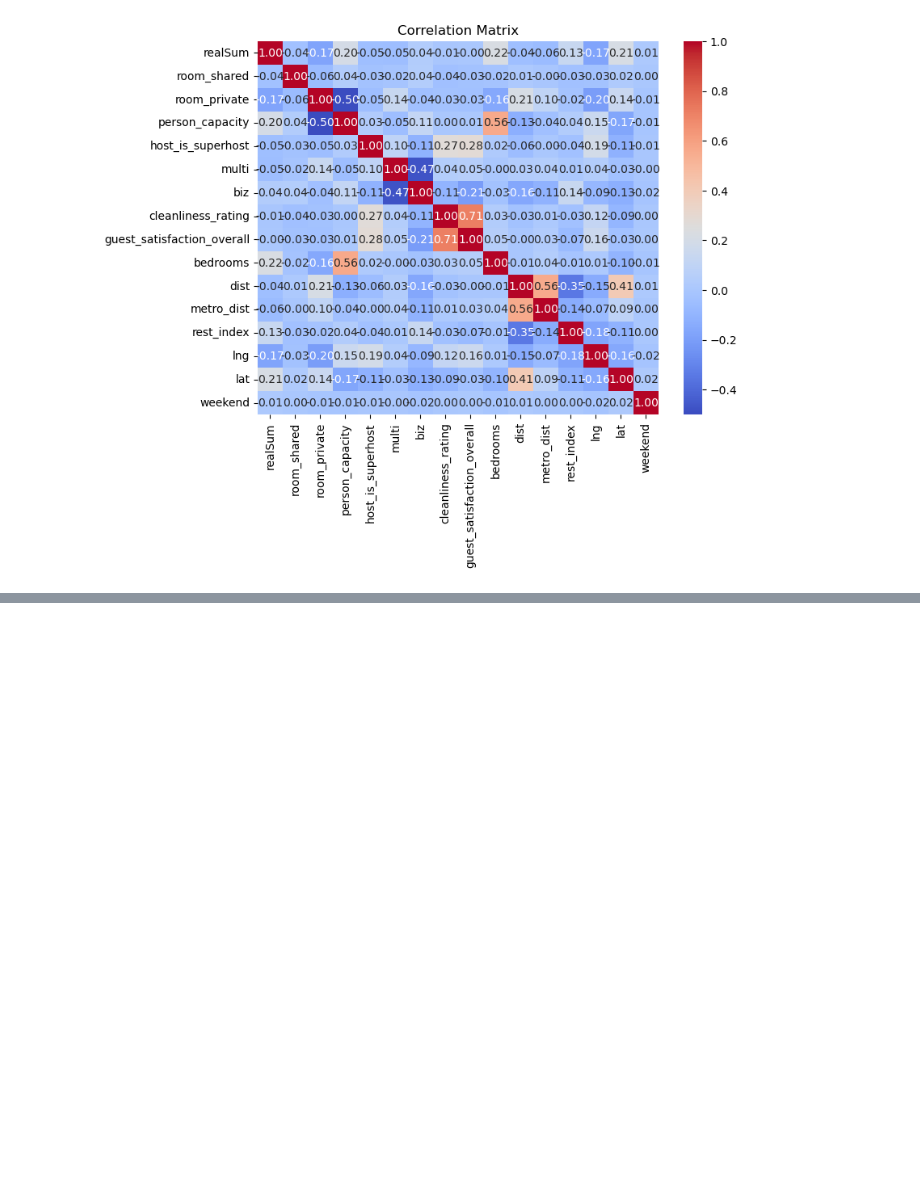
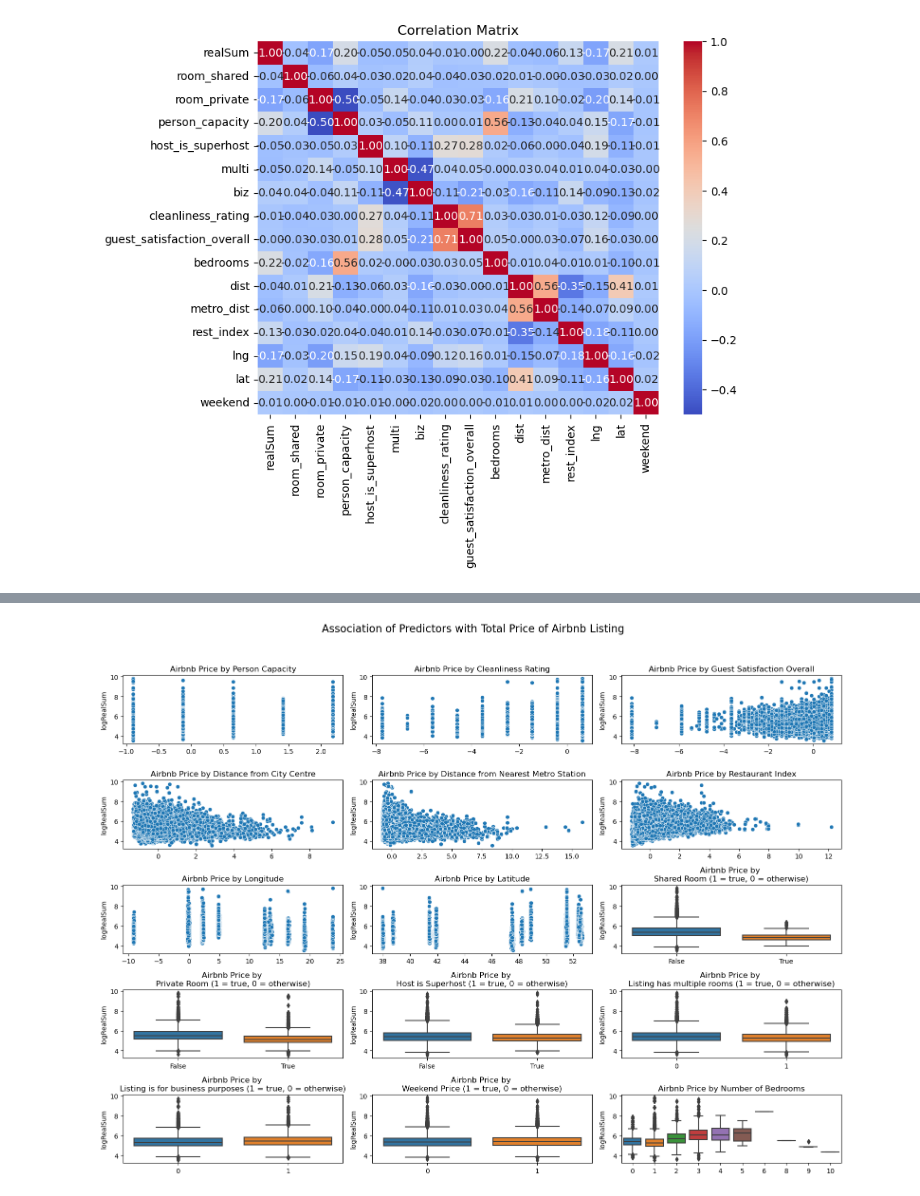
Before and after one commit to didiii-e/cs109a_final, a Jupyter notebook: final_proj_work.ipynb, the cells around one changed output, grey strips where cells are left out. Saved outputs shown, nothing was run; the diff lists cells and outputs as text; code cells hidden in the pictures; blank space fills up the shorter version.

```diff
--- a/final_proj_work.ipynb
+++ b/final_proj_work.ipynb
@@ -206,0 +232,64 @@ plt.show()
+# %%
+# Visualize the predictors
+predictors_to_visualize = ["person_capacity", "cleanliness_rating",
+                           "guest_satisfaction_overall", "bedrooms",
+                           "dist", "metro_dist", "rest_index", "room_shared", "room_private",
+                            "host_is_superhost", "multi", "biz", "weekend", "country", "lng", "lat"]
+
+continuous_predictors = ["person_capacity", "cleanliness_rating", "guest_satisfaction_overall",
+                        "dist", "metro_dist", "rest_index", "lng", "lat"]
+continuous_predictors_names = ["Person Capacity", "Cleanliness Rating", "Guest Satisfaction Overall",
+                             "Distance from City Centre", "Distance from Nearest Metro Station",
+                                "Restaurant Index", "Longitude", "Latitude"]
+
+binary_predictors = ["room_shared", "room_private", "host_is_superhost", "multi", "biz", "weekend"]
+binary_predictors_names = ["Shared Room (1 = true, 0 = otherwise)", "Private Room (1 = true, 0 = otherwise)",
+                           "Host is Superhost (1 = true, 0 = otherwise)", "Listing has multiple rooms (1 = true, 0 = otherwise)",
+                           "Listing is for business purposes (1 = true, 0 = otherwise)", "Weekend Price (1 = true, 0 = otherwise)"]
+
+categorical_nonbinary_predictors = ["bedrooms"]
+categorical_nonbinary_predictors_names = ["Number of Bedrooms"]
+# %%
+import warnings
+warnings.filterwarnings("ignore")
+
+# Convert realSum to log value
+airbnbData["logRealSum"] = np.log(airbnbData["realSum"])
+
+# Create a 3x4 grid of subplots for visualizing predictors
+fig, axes = plt.subplots(5, 3, figsize=(16, 12))
+fig.suptitle("Association of Predictors with Total Price of Airbnb Listing", fontsize=16)
+plt.subplots_adjust(hspace=0.5, wspace=0.8)
+
+for i, (predictor, name) in enumerate(zip(continuous_predictors, continuous_predictors_names)):
+    row, col = divmod(i, 3)  # Calculate row and column indices
+    ax = axes[row, col]  # Select the current subplot
+
+    # Create histograms for the continuous predictors (admitted as hue)
+    sns.scatterplot(data=airbnbData, x=predictor, y="logRealSum", ax=ax)
+    ax.set_title(f"Airbnb Price by {name}", fontsize=12)
+    ax.set_xlabel("")  # Remove x-axis label for clarity
+
+for i, (predictor, name) in enumerate(zip(binary_predictors, binary_predictors_names)):
+    row, col = divmod(i+8, 3)  # Calculate row and column indices
+    ax = axes[row, col]  # Select the current subplot
+
+    # Create barplots for the binary predictora based on admission
+    sns.boxplot(data=airbnbData, x=predictor, y="logRealSum", ax=ax)
+    ax.set_title(f"Airbnb Price by \n{name}", fontsize=12)
+    ax.set_xlabel("")  # Remove x-axis label for clarity
+
+
+for i, (predictor, name) in enumerate(zip(categorical_nonbinary_predictors, categorical_nonbinary_predictors_names)):
+    row, col = divmod(i+14, 3)  # Calculate row and column indices
+    ax = axes[row, col]  # Select the current subplot
+
+    # Create histograms for the categorical non-binary predictors (admitted as hue)
+    sns.boxplot(data=airbnbData, x=predictor, y="logRealSum", ax=ax)
+    ax.set_title(f"Airbnb Price by {name}", fontsize=12)
+    ax.set_xlabel("")  # Remove x-axis label for clarity
+
+plt.tight_layout(rect=[0, 0, 1, 0.95])  # Adjust subplot layout and title position
+plt.show()
+# %% [output]
+[figure, added]
```
Also changed, not shown: parts of 10 cells of this notebook.
